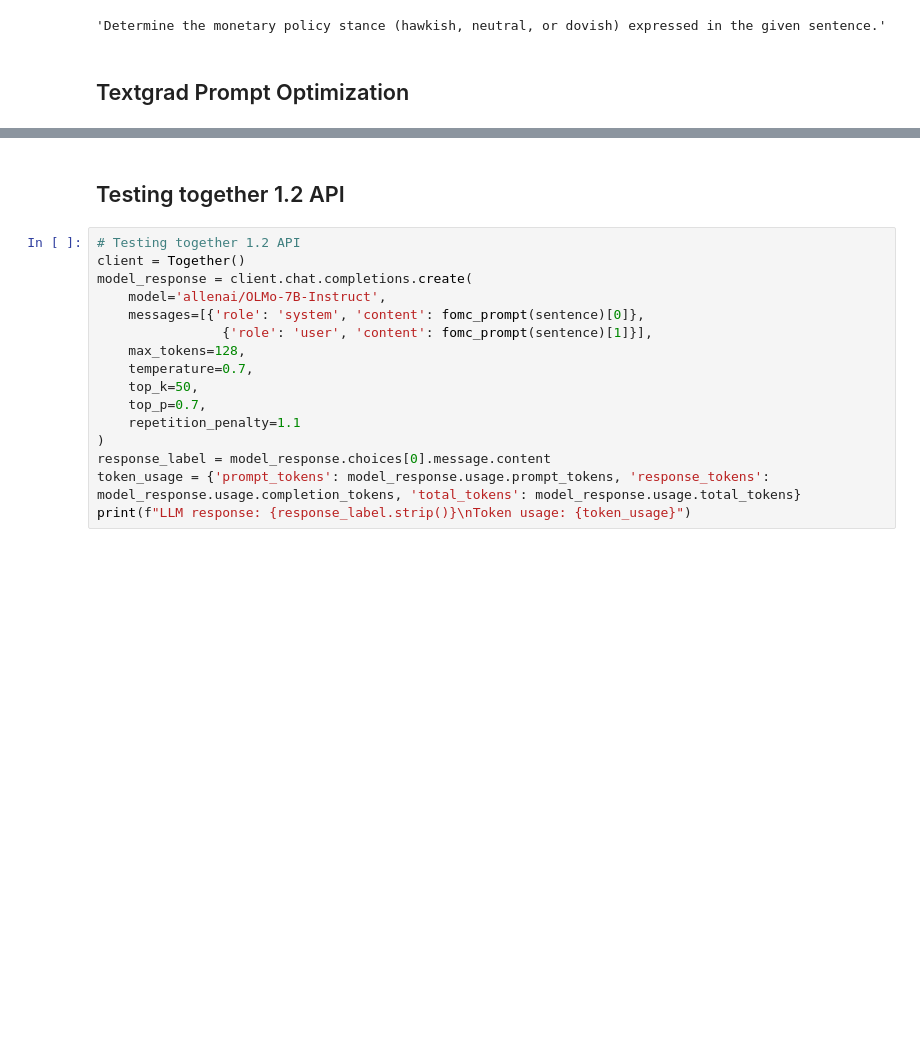
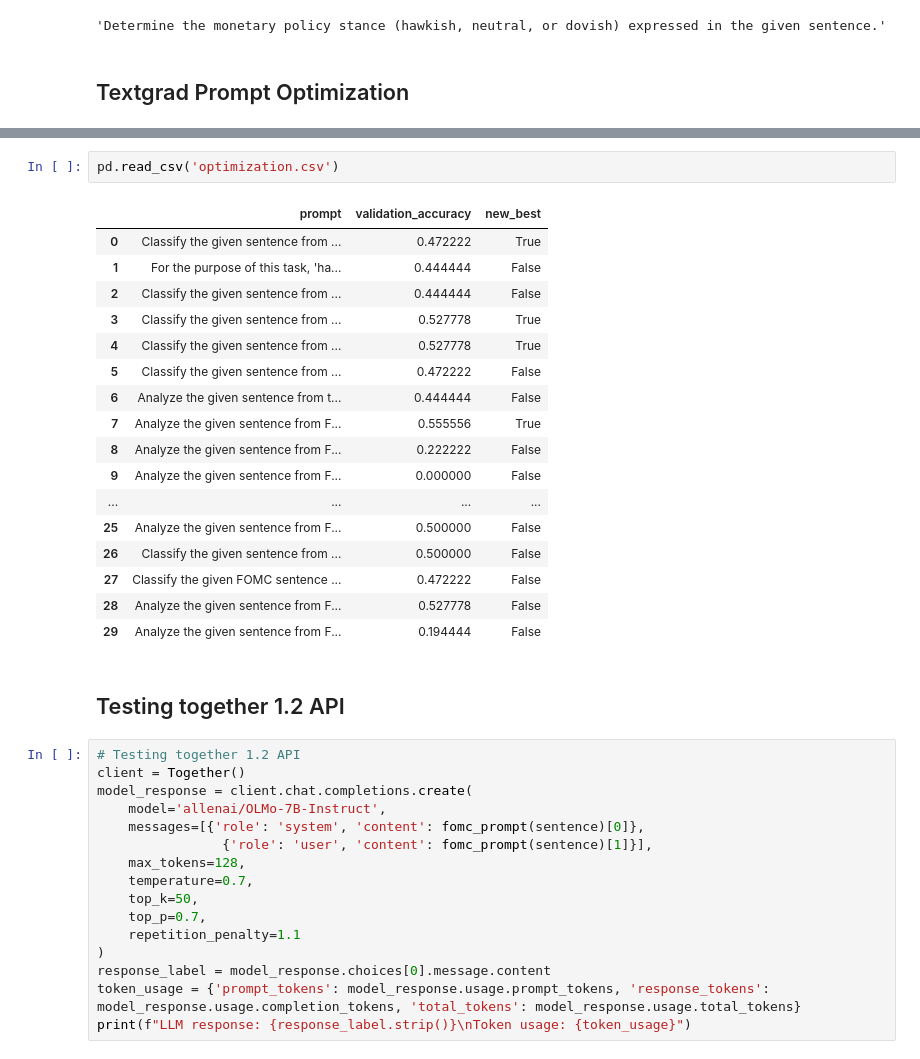
Before and after one commit to gtfintechlab/FLaME, a Jupyter notebook: src/together/optimization.ipynb, the cells around one changed output, grey strips where cells are left out. Cells and saved outputs as stored; diff of their text form; blank space fills up the shorter version.

```diff
--- a/src/together/optimization.ipynb
+++ b/src/together/optimization.ipynb
@@ -221,3 +276,23 @@ sys prompt:  Determine and categorize the monetary policy stance (hawkish, neutr
+# %%
+pd.read_csv('optimization.csv')
+# %% [output]
+|  | prompt | validation_accuracy | new_best |
+| 0 | Classify the given sentence from ... | 0.472222 | True |
+| 1 | For the purpose of this task, 'ha... | 0.444444 | False |
+| 2 | Classify the given sentence from ... | 0.444444 | False |
+| 3 | Classify the given sentence from ... | 0.527778 | True |
+| 4 | Classify the given sentence from ... | 0.527778 | True |
+| 5 | Classify the given sentence from ... | 0.472222 | False |
+| 6 | Analyze the given sentence from t... | 0.444444 | False |
+| 7 | Analyze the given sentence from F... | 0.555556 | True |
+| 8 | Analyze the given sentence from F... | 0.222222 | False |
+| 9 | Analyze the given sentence from F... | 0.000000 | False |
+| ... | ... | ... | ... |
+| 25 | Analyze the given sentence from F... | 0.500000 | False |
+| 26 | Classify the given sentence from ... | 0.500000 | False |
+| 27 | Classify the given FOMC sentence ... | 0.472222 | False |
+| 28 | Analyze the given sentence from F... | 0.527778 | False |
+| 29 | Analyze the given sentence from F... | 0.194444 | False |
 # %% [markdown]
 ## Testing together 1.2 API
 # %%
```
Also changed, not shown: parts of 8 cells of this notebook, 1 other file.
